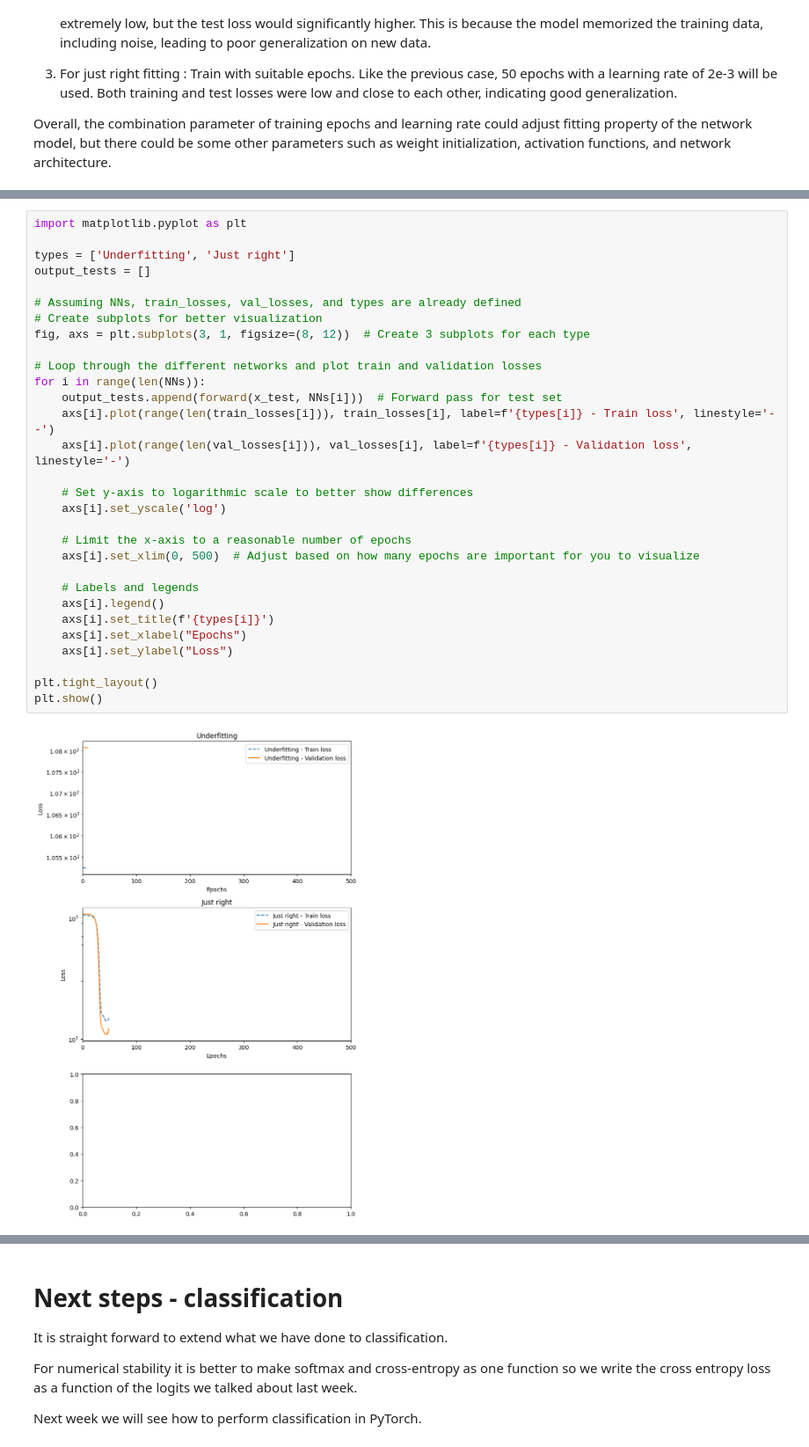
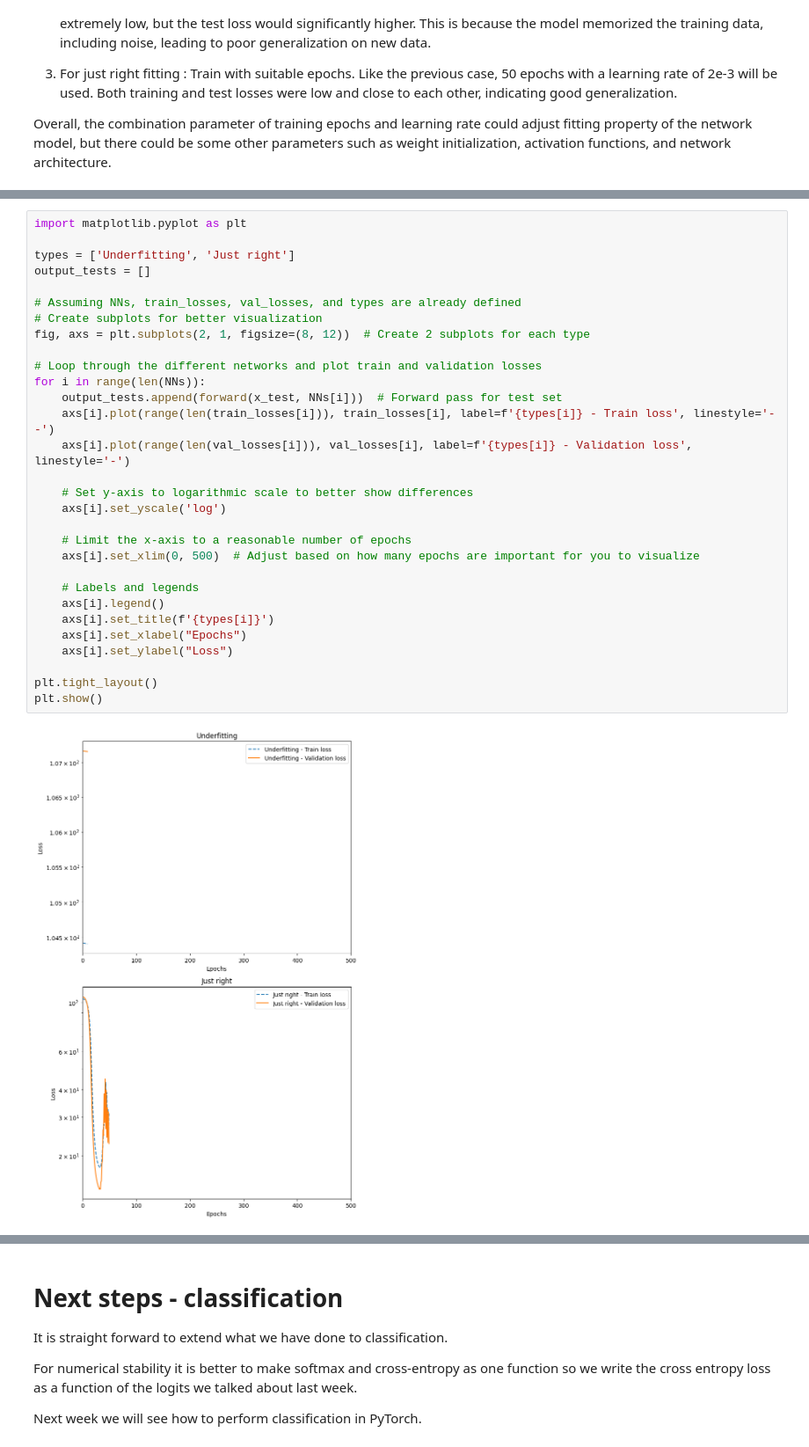
Before and after one commit to chensy618/02456-Deep-Learning, a Jupyter notebook: 2_Feedforward_Python/2.1-EXE-FNN-AutoDif-Nanograd.ipynb, the cells around one changed output, grey strips where cells are left out. Shown: that part at 88% size. Saved outputs shown, nothing was run; the diff lists cells and outputs as text.

```diff
--- a/2_Feedforward_Python/2.1-EXE-FNN-AutoDif-Nanograd.ipynb
+++ b/2_Feedforward_Python/2.1-EXE-FNN-AutoDif-Nanograd.ipynb
@@ -1414,35 +1414,35 @@ for (EPOCHS, LEARN_R) in params:
 # %%
 import matplotlib.pyplot as plt
 
 types = ['Underfitting', 'Just right']
 output_tests = []
 
 # Assuming NNs, train_losses, val_losses, and types are already defined
 # Create subplots for better visualization
-fig, axs = plt.subplots(3, 1, figsize=(8, 12))  # Create 3 subplots for each type
+fig, axs = plt.subplots(2, 1, figsize=(8, 12))  # Create 2 subplots for each type
 
 # Loop through the different networks and plot train and validation losses
 for i in range(len(NNs)):
     output_tests.append(forward(x_test, NNs[i]))  # Forward pass for test set
     axs[i].plot(range(len(train_losses[i])), train_losses[i], label=f'{types[i]} - Train loss', linestyle='--')
     axs[i].plot(range(len(val_losses[i])), val_losses[i], label=f'{types[i]} - Validation loss', linestyle='-')
 
     # Set y-axis to logarithmic scale to better show differences
     axs[i].set_yscale('log')
 
     # Limit the x-axis to a reasonable number of epochs
     axs[i].set_xlim(0, 500)  # Adjust based on how many epochs are important for you to visualize
 
     # Labels and legends
     axs[i].legend()
     axs[i].set_title(f'{types[i]}')
     axs[i].set_xlabel("Epochs")
     axs[i].set_ylabel("Loss")
 
 plt.tight_layout()
 plt.show()
 # %% [output]
-[figure, old version]
+[figure, new version]
 # %%
 x_test_np = Var_to_nparray(x_test)
 x_train_np = Var_to_nparray(x_train)
```
Also changed, not shown: parts of 14 cells of this notebook.
